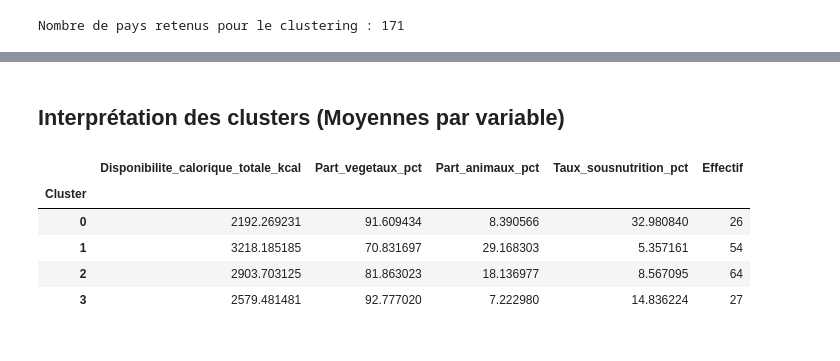
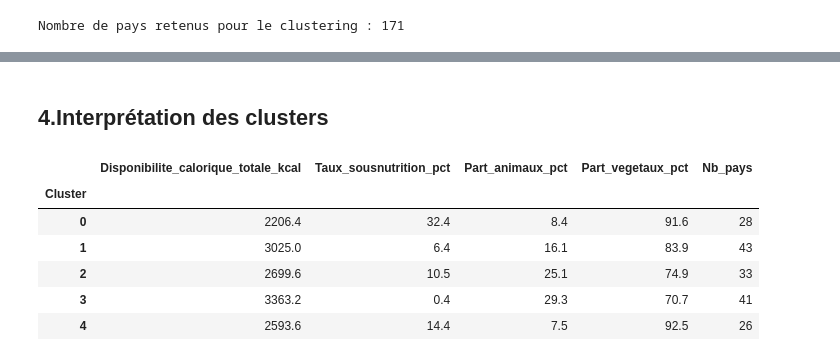
Before and after one commit to XiaoqingGdc/FAO_food_analysis, a Jupyter notebook: FAO_datalab_clustering.ipynb, the cells around one changed output, grey strips where cells are left out. Saved outputs shown, nothing was run; the diff lists cells and outputs as text; code cells hidden in the pictures.

```diff
--- a/FAO_datalab_clustering.ipynb
+++ b/FAO_datalab_clustering.ipynb
@@ -113,15 +96,6 @@ plt.show()
 # %%
-# Choix du k optimal (par exemple k = 4 d'après l'analyse précédente)
-k_optimal = 4
-
-kmeans_final = KMeans(n_clusters=k_optimal, random_state=42, n_init=10)
-clusters = kmeans_final.fit_predict(X_scaled)
-
-# Ajout des clusters au DataFrame de travail
-X_cluster['Cluster'] = clusters
-if 'Zone' in df_global.columns:
-  X_cluster['Zone'] = df_global.loc[X_cluster.index, 'Zone']
-
-# Affichage du nombre de pays par cluster
-print(X_cluster['Cluster'].value_counts())
+kmeans_final = KMeans(n_clusters=5, random_state=42, n_init=10)
+df['Cluster'] = kmeans_final.fit_predict(X_coude_scaled)
+print(f'total clusters: {len(df['Cluster'].unique())}')
+print(df['Cluster'].value_counts().sort_index())
 # %% [output]
@@ -134,18 +139,21 @@ Name: count, dtype: int64
 # %% [markdown]
-## Interprétation des clusters (Moyennes par variable)
+## 4.Interprétation des clusters
 # %%
-# Calcul des moyennes des variables par cluster pour l'interprétation métier
-numeric_cols = features_clustering
-cluster_profile = X_cluster.groupby('Cluster')[numeric_cols].mean()
+cluster_profil = df.groupby('Cluster')[[
+    'Disponibilite_calorique_totale_kcal',
+    'Taux_sousnutrition_pct',
+    'Part_animaux_pct',
+    'Part_vegetaux_pct'
+]].mean().round(1)
 
-# Ajout de la taille de chaque cluster
-cluster_profile['Effectif'] = X_cluster.groupby('Cluster').size()
-display(cluster_profile)
+cluster_profil['Nb_pays'] = df['Cluster'].value_counts()
+cluster_profil.sort_values('Cluster')
 # %% [output]
-|  | Disponibilite_calorique_totale_kcal | Part_vegetaux_pct | Part_animaux_pct | Taux_sousnutrition_pct | Effectif |
+|  | Disponibilite_calorique_totale_kcal | Taux_sousnutrition_pct | Part_animaux_pct | Part_vegetaux_pct | Nb_pays |
 | Cluster |  |  |  |  |  |
-| 0 | 2192.269231 | 91.609434 | 8.390566 | 32.980840 | 26 |
-| 1 | 3218.185185 | 70.831697 | 29.168303 | 5.357161 | 54 |
-| 2 | 2903.703125 | 81.863023 | 18.136977 | 8.567095 | 64 |
-| 3 | 2579.481481 | 92.777020 | 7.222980 | 14.836224 | 27 |
+| 0 | 2206.4 | 32.4 | 8.4 | 91.6 | 28 |
+| 1 | 3025.0 | 6.4 | 16.1 | 83.9 | 43 |
+| 2 | 2699.6 | 10.5 | 25.1 | 74.9 | 33 |
+| 3 | 3363.2 | 0.4 | 29.3 | 70.7 | 41 |
+| 4 | 2593.6 | 14.4 | 7.5 | 92.5 | 26 |
 # %% [markdown]
```
Also changed, not shown: parts of 14 cells of this notebook.
